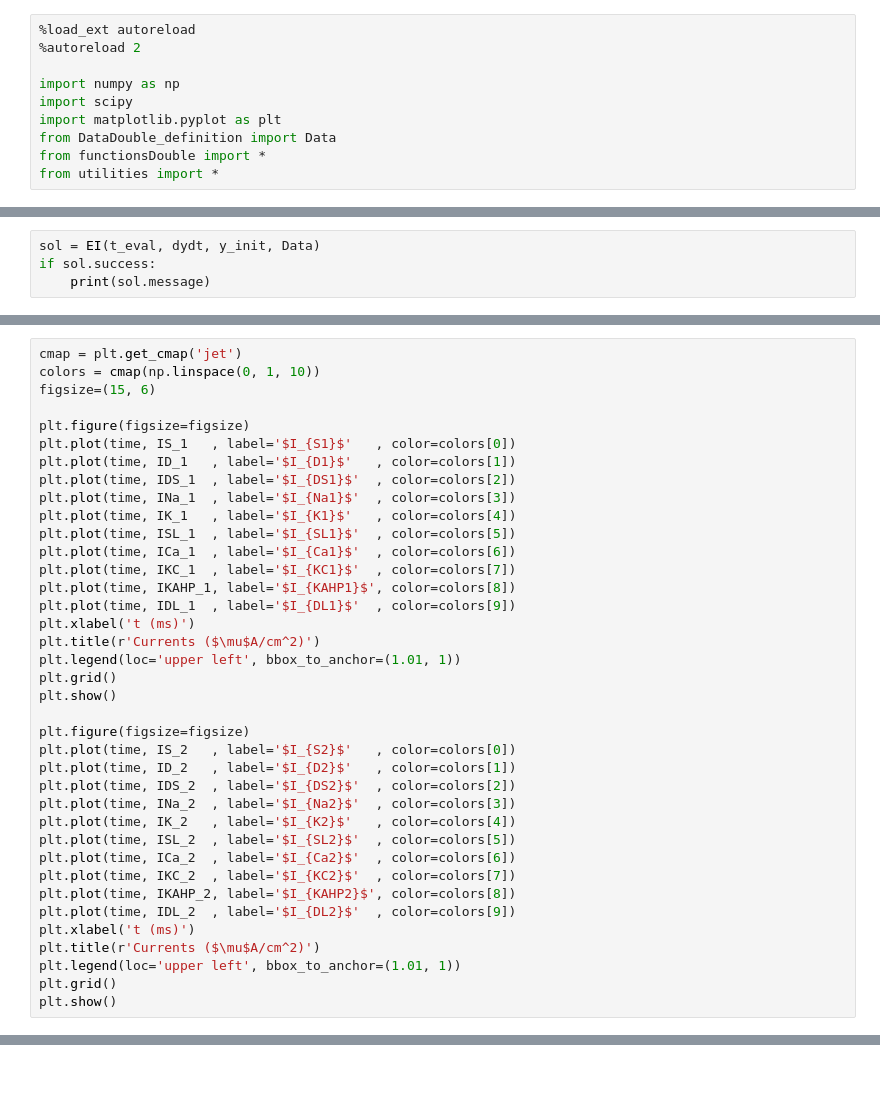
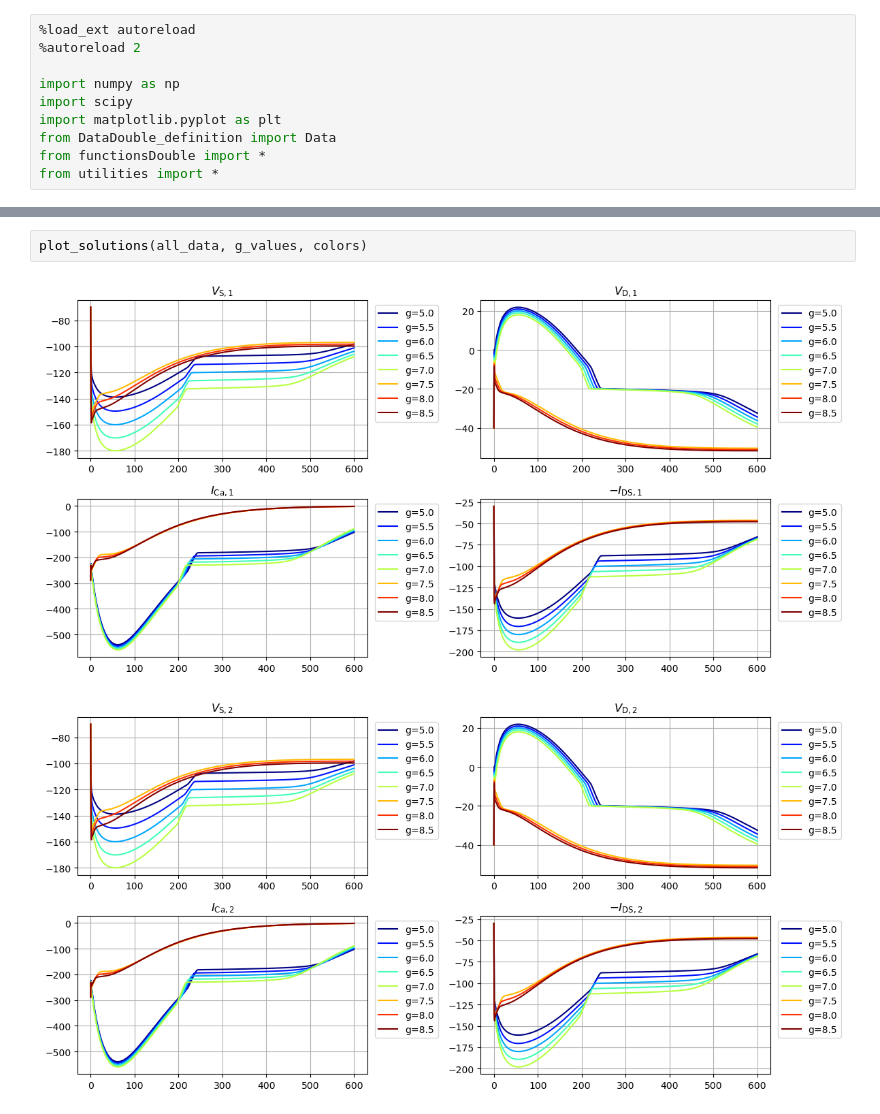
Before and after one commit to tommasovanini/Project3, a Jupyter notebook: mainDouble.ipynb, the cells around one changed output, grey strips where cells are left out. Drawn from its saved outputs; the diff is of its cells as text; blank space fills up the shorter version.

```diff
--- a/mainDouble.ipynb
+++ b/mainDouble.ipynb
@@ -24,6 +28,2 @@ y_init = np.array([
     Data['initial_Ca_2']]
 )
-# %%
-sol = EI(t_eval, dydt, y_init, Data)
-if sol.success:
-    print(sol.message)
@@ -111,38 +29,0 @@ plt.show()
-# %%
-cmap = plt.get_cmap('jet')
-colors = cmap(np.linspace(0, 1, 10))
-figsize=(15, 6)
-
-plt.figure(figsize=figsize)
-plt.plot(time, IS_1   , label='$I_{S1}$'   , color=colors[0])
-plt.plot(time, ID_1   , label='$I_{D1}$'   , color=colors[1])
-plt.plot(time, IDS_1  , label='$I_{DS1}$'  , color=colors[2])
-plt.plot(time, INa_1  , label='$I_{Na1}$'  , color=colors[3])
-plt.plot(time, IK_1   , label='$I_{K1}$'   , color=colors[4])
-plt.plot(time, ISL_1  , label='$I_{SL1}$'  , color=colors[5])
-plt.plot(time, ICa_1  , label='$I_{Ca1}$'  , color=colors[6])
-plt.plot(time, IKC_1  , label='$I_{KC1}$'  , color=colors[7])
-plt.plot(time, IKAHP_1, label='$I_{KAHP1}$', color=colors[8])
-plt.plot(time, IDL_1  , label='$I_{DL1}$'  , color=colors[9])
-plt.xlabel('t (ms)')
-plt.title(r'Currents ($\mu$A/cm^2)')
-plt.legend(loc='upper left', bbox_to_anchor=(1.01, 1))
-plt.grid()
-plt.show()
-
-plt.figure(figsize=figsize)
-plt.plot(time, IS_2   , label='$I_{S2}$'   , color=colors[0])
-plt.plot(time, ID_2   , label='$I_{D2}$'   , color=colors[1])
-plt.plot(time, IDS_2  , label='$I_{DS2}$'  , color=colors[2])
-plt.plot(time, INa_2  , label='$I_{Na2}$'  , color=colors[3])
-plt.plot(time, IK_2   , label='$I_{K2}$'   , color=colors[4])
-plt.plot(time, ISL_2  , label='$I_{SL2}$'  , color=colors[5])
-plt.plot(time, ICa_2  , label='$I_{Ca2}$'  , color=colors[6])
-plt.plot(time, IKC_2  , label='$I_{KC2}$'  , color=colors[7])
-plt.plot(time, IKAHP_2, label='$I_{KAHP2}$', color=colors[8])
-plt.plot(time, IDL_2  , label='$I_{DL2}$'  , color=colors[9])
-plt.xlabel('t (ms)')
-plt.title(r'Currents ($\mu$A/cm^2)')
-plt.legend(loc='upper left', bbox_to_anchor=(1.01, 1))
-plt.grid()
-plt.show()
@@ -319,0 +99,5 @@ plt.show()
+# %%
+plot_solutions(all_data, g_values, colors)
+# %% [output]
+[figure, added]
+[figure, added]
```
Also changed, not shown: parts of 16 cells of this notebook, 7 other files.
